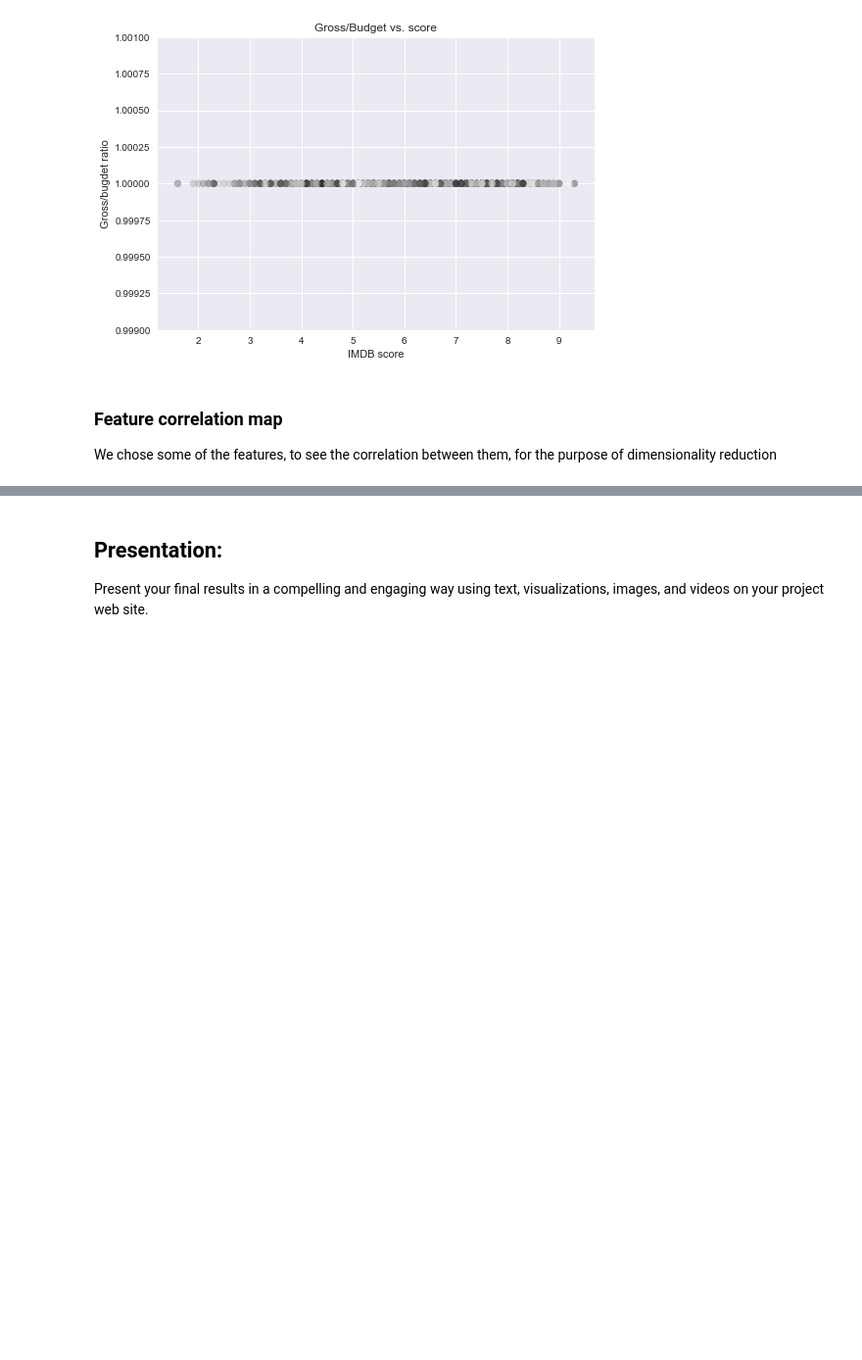
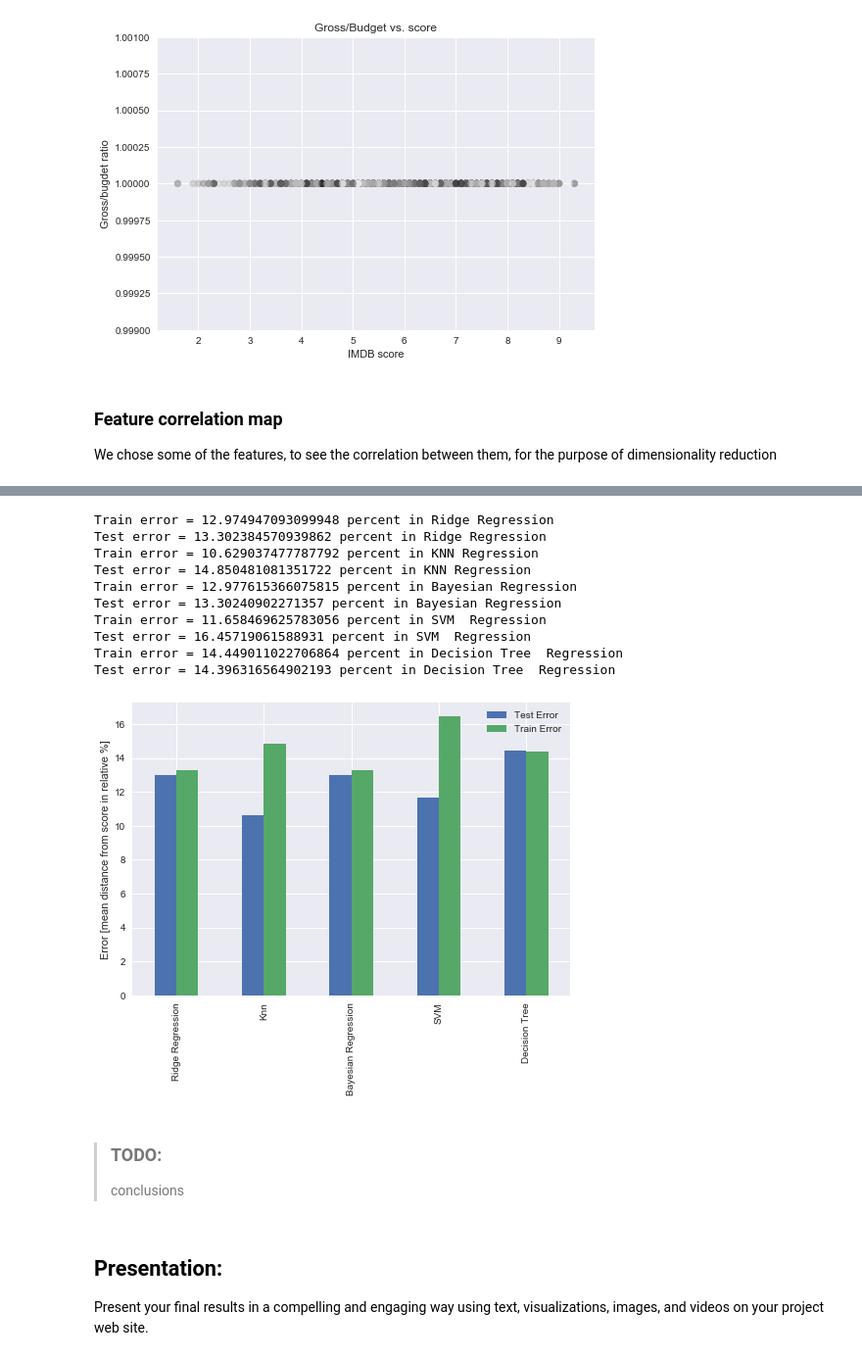
Before and after one commit to miriost/IMDB_project, a Jupyter notebook: IMDB project notebook.ipynb, the cells around one changed output, grey strips where cells are left out. Shown at 98% size. Saved outputs shown, nothing was run; the diff lists cells and outputs as text; code cells hidden in the pictures; blank space fills up the shorter version.

```diff
--- a/IMDB project notebook.ipynb
+++ b/IMDB project notebook.ipynb
@@ -251,3 +262,35 @@ plt.show()
+# %%
+x_train, x_test, y_train, y_test = reg.createtesttrain(df, selectedFeatures, 5)
+[ridge_test_error, ridge_train_error] = reg.doRidgeRegression(df, selectedFeatures)
+[knn_test_error, knn_train_error] = reg.doKnnRegression(df, selectedFeatures, 5)
+[bayes_test_error, bayes_train_error] = reg.doBayesianRegression(df, selectedFeatures)
+[svm_test_error, svm_train_error] = reg.doSvmRegression(df, selectedFeatures)
+[tree_test_error, tree_train_error] = reg.doDecisionTreeRegression(df, selectedFeatures)
+
+train_error = [ridge_train_error, knn_train_error, bayes_train_error, svm_train_error, tree_train_error]
+test_error = [ridge_test_error, knn_test_error, bayes_test_error, svm_test_error, tree_test_error]
+
+col = {'Train Error': train_error,'Test Error': test_error}
+models = ['Ridge Regression', 'Knn', 'Bayesian Regression', 'SVM', 'Decision Tree']
+errors = pd.DataFrame(data=col, index=models)
+errors.plot(kind='bar')
+plt.ylabel('Error [mean distance from score in relative %]')
+plt.show()
+# %% [output]
+Train error = 12.974947093099948 percent in Ridge Regression
+Test error = 13.302384570939862 percent in Ridge Regression
+Train error = 10.629037477787792 percent in KNN Regression
+Test error = 14.850481081351722 percent in KNN Regression
+Train error = 12.977615366075815 percent in Bayesian Regression
+Test error = 13.30240902271357 percent in Bayesian Regression
+Train error = 11.658469625783056 percent in SVM  Regression
+Test error = 16.45719061588931 percent in SVM  Regression
+Train error = 14.449011022706864 percent in Decision Tree  Regression
+Test error = 14.396316564902193 percent in Decision Tree  Regression
+[figure, added]
+# %% [markdown]
+> ### TODO:
+> conclusions
 # %% [markdown]
 
 ## Presentation:
```
Also changed, not shown: parts of 9 cells of this notebook, 3 other files.
